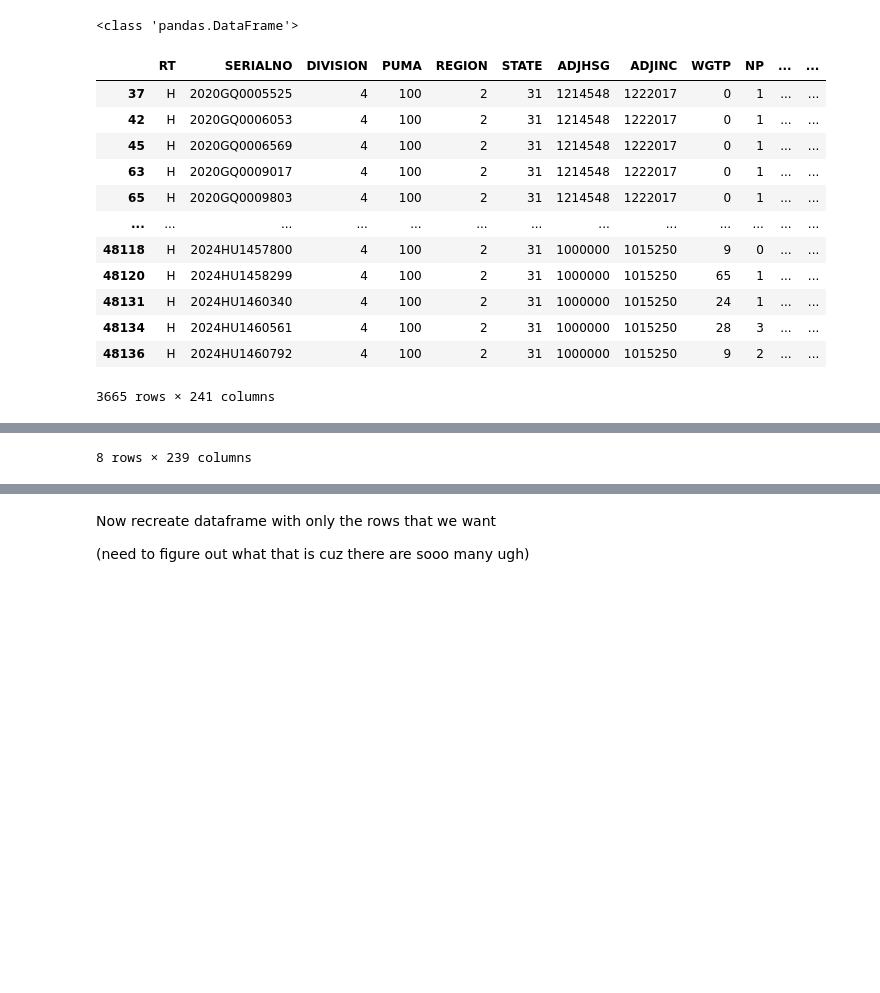
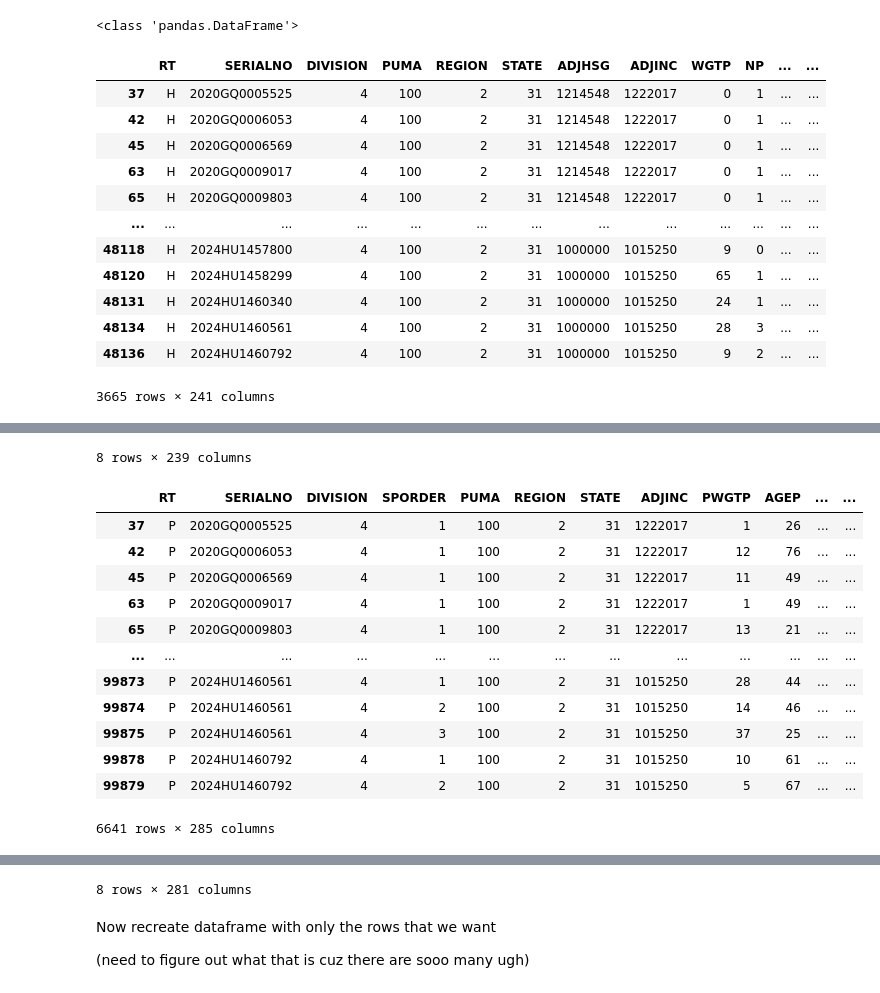
Before and after one commit to sck2189985/sand-canyon-project, a Jupyter notebook: PUMS_data_cleaning_code-Jup.ipynb, the cells around one changed output, grey strips where cells are left out. Cells and saved outputs as stored; diff of their text form; code cells hidden in the pictures; blank space fills up the shorter version.

Commit message:
clean

```diff
--- a/Cleaned PUMS data-Jup.ipynb
+++ b/PUMS_data_cleaning_code-Jup.ipynb
@@ -137,30 +137,60 @@ pums_housing_df_filtered_stats=pums_housing_df_filtered.describe()  # Summary st
 pums_housing_df_filtered.to_csv("PUMS cleaning data files\PUMS_housing_cleaned_data_filtered.csv", index=False)
 
 pums_housing_df_filtered_stats.to_csv("PUMS cleaning data files\PUMS_housing_cleaned_data_filtered_stats.csv", index=False)
 
 display(pums_housing_df_filtered)
 display(pums_housing_df_filtered_stats)
+
+
+
+####now do the same for the PUMS person data
+pums_person_df_filtered = pums_person_df[pums_person_df['PUMA'] == 100]
+
+
+#create a new dataframe with summary statistics for the filtered data
+pums_person_df_filtered_stats=pums_person_df_filtered.describe()  # Summary statistics
+
+#save both the filtered data and the summary statistics to new CSV files
+pums_person_df_filtered.to_csv("PUMS cleaning data files\PUMS_person_cleaned_data_filtered.csv", index=False)
+
+pums_person_df_filtered_stats.to_csv("PUMS cleaning data files\PUMS_person_cleaned_data_filtered_stats.csv", index=False)
+
+display(pums_person_df_filtered)
+display(pums_person_df_filtered_stats)
 # %% [output]
 |  | RT | SERIALNO | DIVISION | PUMA | REGION | STATE | ADJHSG | ADJINC | WGTP | NP | ... | ... |
 | 37 | H | 2020GQ0005525 | 4 | 100 | 2 | 31 | 1214548 | 1222017 | 0 | 1 | ... | ... |
 | 42 | H | 2020GQ0006053 | 4 | 100 | 2 | 31 | 1214548 | 1222017 | 0 | 1 | ... | ... |
 | 45 | H | 2020GQ0006569 | 4 | 100 | 2 | 31 | 1214548 | 1222017 | 0 | 1 | ... | ... |
 | 63 | H | 2020GQ0009017 | 4 | 100 | 2 | 31 | 1214548 | 1222017 | 0 | 1 | ... | ... |
 | 65 | H | 2020GQ0009803 | 4 | 100 | 2 | 31 | 1214548 | 1222017 | 0 | 1 | ... | ... |
 | ... | ... | ... | ... | ... | ... | ... | ... | ... | ... | ... | ... | ... |
 | 48118 | H | 2024HU1457800 | 4 | 100 | 2 | 31 | 1000000 | 1015250 | 9 | 0 | ... | ... |
 | 48120 | H | 2024HU1458299 | 4 | 100 | 2 | 31 | 1000000 | 1015250 | 65 | 1 | ... | ... |
 | 48131 | H | 2024HU1460340 | 4 | 100 | 2 | 31 | 1000000 | 1015250 | 24 | 1 | ... | ... |
 | 48134 | H | 2024HU1460561 | 4 | 100 | 2 | 31 | 1000000 | 1015250 | 28 | 3 | ... | ... |
 | 48136 | H | 2024HU1460792 | 4 | 100 | 2 | 31 | 1000000 | 1015250 | 9 | 2 | ... | ... |
 3665 rows × 241 columns
 |  | DIVISION | PUMA | REGION | STATE | ADJHSG | ADJINC | WGTP | NP | TYPEHUGQ | ACCESSINET | ... |
 | count | 3665.0 | 3665.0 | 3665.0 | 3665.0 | 3.665000e+03 | 3.665000e+03 | 3665.000000 | 3665.000000 | 3665.000000 | 2933.000000 | ... |
 | mean | 4.0 | 100.0 | 2.0 | 31.0 | 1.095425e+06 | 1.119837e+06 | 14.378172 | 1.812005 | 1.117053 | 1.249915 | ... |
 | std | 0.0 | 0.0 | 0.0 | 0.0 | 8.060533e+04 | 7.983506e+04 | 18.501297 | 1.360255 | 0.404257 | 0.641295 | ... |
 | min | 4.0 | 100.0 | 2.0 | 31.0 | 1.000000e+06 | 1.015250e+06 | 0.000000 | 0.000000 | 1.000000 | 1.000000 | ... |
 | 25% | 4.0 | 100.0 | 2.0 | 31.0 | 1.029379e+06 | 1.049470e+06 | 4.000000 | 1.000000 | 1.000000 | 1.000000 | ... |
 | 50% | 4.0 | 100.0 | 2.0 | 31.0 | 1.071842e+06 | 1.117193e+06 | 8.000000 | 2.000000 | 1.000000 | 1.000000 | ... |
 | 75% | 4.0 | 100.0 | 2.0 | 31.0 | 1.158567e+06 | 1.193241e+06 | 18.000000 | 2.000000 | 1.000000 | 1.000000 | ... |
 | max | 4.0 | 100.0 | 2.0 | 31.0 | 1.214548e+06 | 1.222017e+06 | 194.000000 | 10.000000 | 3.000000 | 3.000000 | ... |
 8 rows × 239 columns
+|  | RT | SERIALNO | DIVISION | SPORDER | PUMA | REGION | STATE | ADJINC | PWGTP | AGEP | ... | ... |
+| 37 | P | 2020GQ0005525 | 4 | 1 | 100 | 2 | 31 | 1222017 | 1 | 26 | ... | ... |
+| 42 | P | 2020GQ0006053 | 4 | 1 | 100 | 2 | 31 | 1222017 | 12 | 76 | ... | ... |
+| 45 | P | 2020GQ0006569 | 4 | 1 | 100 | 2 | 31 | 1222017 | 11 | 49 | ... | ... |
+| 63 | P | 2020GQ0009017 | 4 | 1 | 100 | 2 | 31 | 1222017 | 1 | 49 | ... | ... |
+| 65 | P | 2020GQ0009803 | 4 | 1 | 100 | 2 | 31 | 1222017 | 13 | 21 | ... | ... |
+| ... | ... | ... | ... | ... | ... | ... | ... | ... | ... | ... | ... | ... |
+| 99873 | P | 2024HU1460561 | 4 | 1 | 100 | 2 | 31 | 1015250 | 28 | 44 | ... | ... |
+| 99874 | P | 2024HU1460561 | 4 | 2 | 100 | 2 | 31 | 1015250 | 14 | 46 | ... | ... |
+| 99875 | P | 2024HU1460561 | 4 | 3 | 100 | 2 | 31 | 1015250 | 37 | 25 | ... | ... |
+| 99878 | P | 2024HU1460792 | 4 | 1 | 100 | 2 | 31 | 1015250 | 10 | 61 | ... | ... |
+| 99879 | P | 2024HU1460792 | 4 | 2 | 100 | 2 | 31 | 1015250 | 5 | 67 | ... | ... |
+6641 rows × 285 columns
@@ -167,3 +206,4 @@ display(pums_housing_df_filtered_stats)
+8 rows × 281 columns
 # %% [markdown]
 Now recreate dataframe with only the rows that we want
 
```
Also changed, not shown: parts of 1 cell of this notebook, 2 other files.
